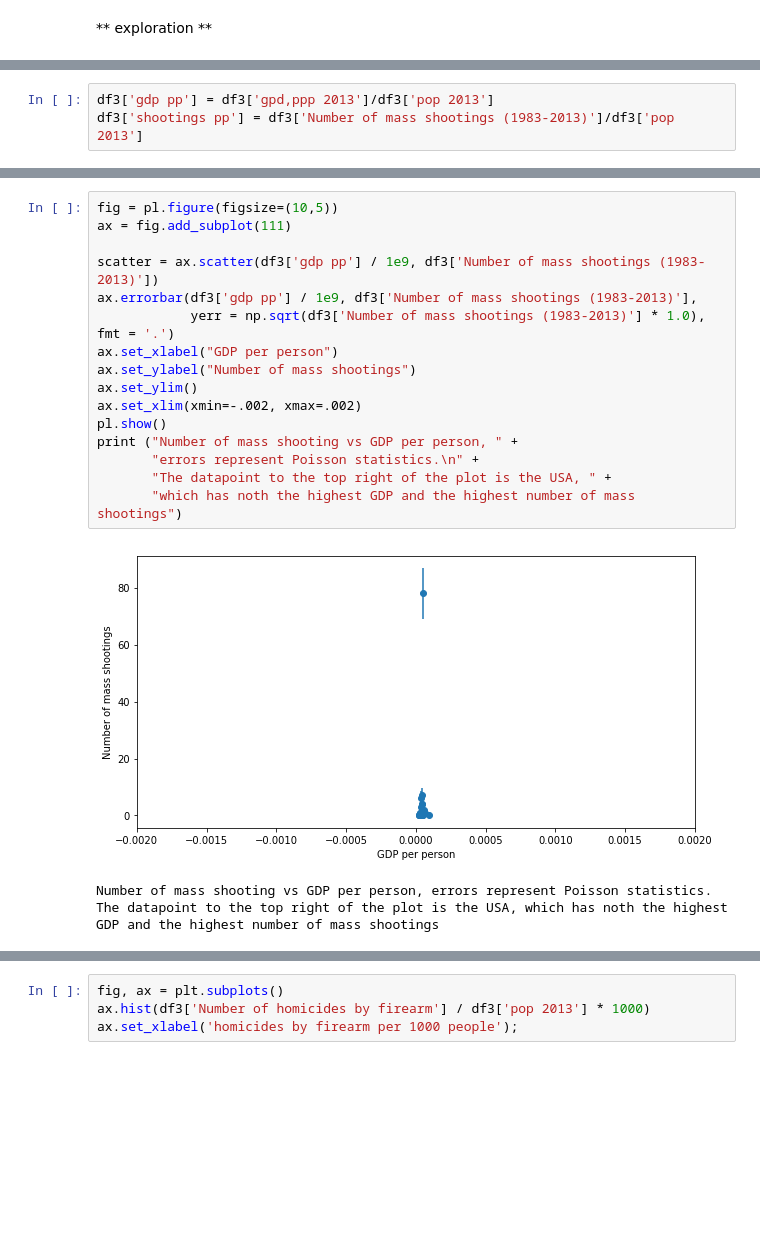
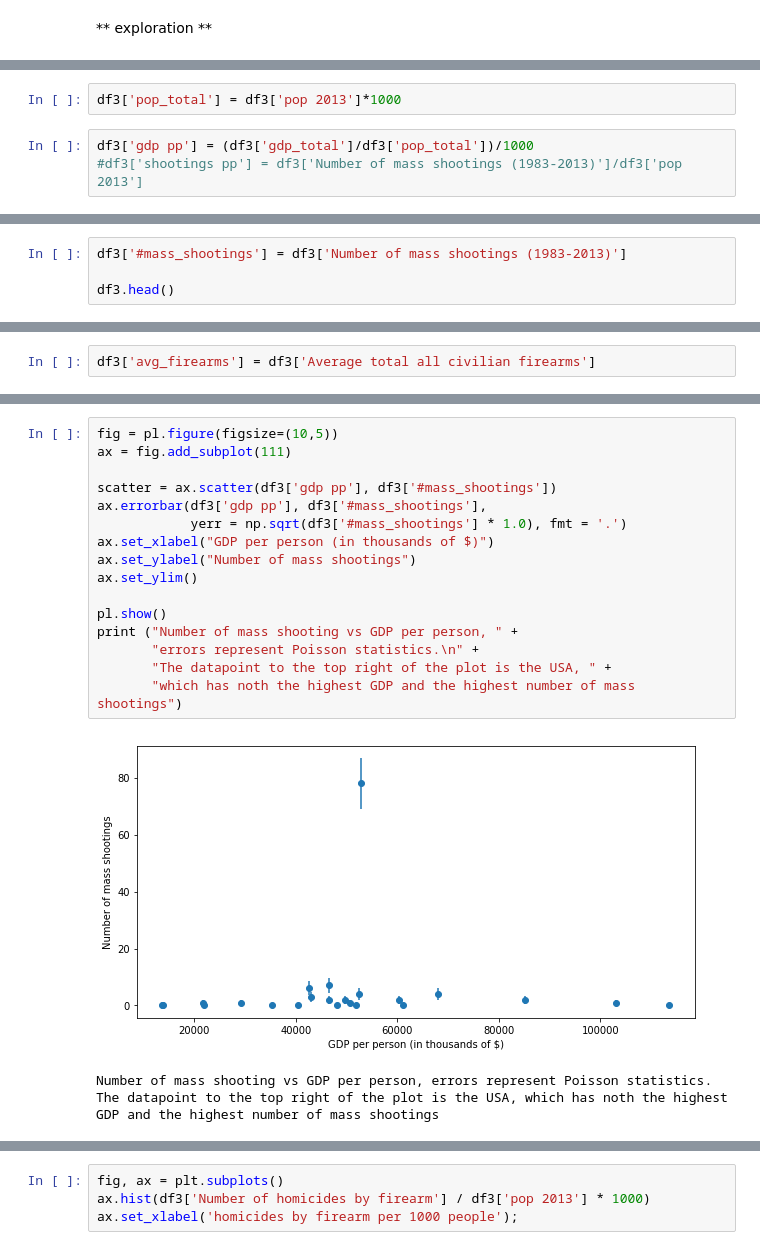
Before and after one commit to katievoo/PUI2018_kv871, a Jupyter notebook: HW9_kv871/HW9_Assignment3_kv871.ipynb, the cells around one changed output, grey strips where cells are left out. Saved outputs shown, nothing was run; the diff lists cells and outputs as text; blank space fills up the shorter version.

```diff
--- a/HW9_kv871/HW9_Assignment3_kv871.ipynb
+++ b/HW9_kv871/HW9_Assignment3_kv871.ipynb
@@ -153,3 +160,5 @@ dtype('float64')
+# %%
+df3['pop_total'] = df3['pop 2013']*1000
 # %%
-df3['gdp pp'] = df3['gpd,ppp 2013']/df3['pop 2013']
-df3['shootings pp'] = df3['Number of mass shootings (1983-2013)']/df3['pop 2013']
+df3['gdp pp'] = (df3['gdp_total']/df3['pop_total'])/1000
+#df3['shootings pp'] = df3['Number of mass shootings (1983-2013)']/df3['pop 2013']
@@ -164,0 +165,4 @@ df3.head()
+# %%
+df3['#mass_shootings'] = df3['Number of mass shootings (1983-2013)']
+
+df3.head()
@@ -165,3 +176,5 @@ df3.head()
+# %%
+df3['avg_firearms'] = df3['Average total all civilian firearms']
 # %%
 fig = pl.figure(figsize=(10,5))
 ax = fig.add_subplot(111)
@@ -184,20 +197,20 @@ The datapoint to the top right of the plot is the USA, which has noth the highes
 # %%
 fig = pl.figure(figsize=(10,5))
 ax = fig.add_subplot(111)
 
-scatter = ax.scatter(df3['gdp pp'] / 1e9, df3['Number of mass shootings (1983-2013)'])
-ax.errorbar(df3['gdp pp'] / 1e9, df3['Number of mass shootings (1983-2013)'],
-            yerr = np.sqrt(df3['Number of mass shootings (1983-2013)'] * 1.0), fmt = '.')
-ax.set_xlabel("GDP per person")
+scatter = ax.scatter(df3['gdp pp'], df3['#mass_shootings'])
+ax.errorbar(df3['gdp pp'], df3['#mass_shootings'],
+            yerr = np.sqrt(df3['#mass_shootings'] * 1.0), fmt = '.')
+ax.set_xlabel("GDP per person (in thousands of $)")
 ax.set_ylabel("Number of mass shootings")
 ax.set_ylim()
-ax.set_xlim(xmin=-.002, xmax=.002)
+
 pl.show()
 print ("Number of mass shooting vs GDP per person, " +
        "errors represent Poisson statistics.\n" +
        "The datapoint to the top right of the plot is the USA, " +
        "which has noth the highest GDP and the highest number of mass shootings")
 # %% [output]
-[figure, old version]
+[figure, new version]
 Number of mass shooting vs GDP per person, errors represent Poisson statistics.
 The datapoint to the top right of the plot is the USA, which has noth the highest GDP and the highest number of mass shootings
```
Also changed, not shown: parts of 29 cells of this notebook.
